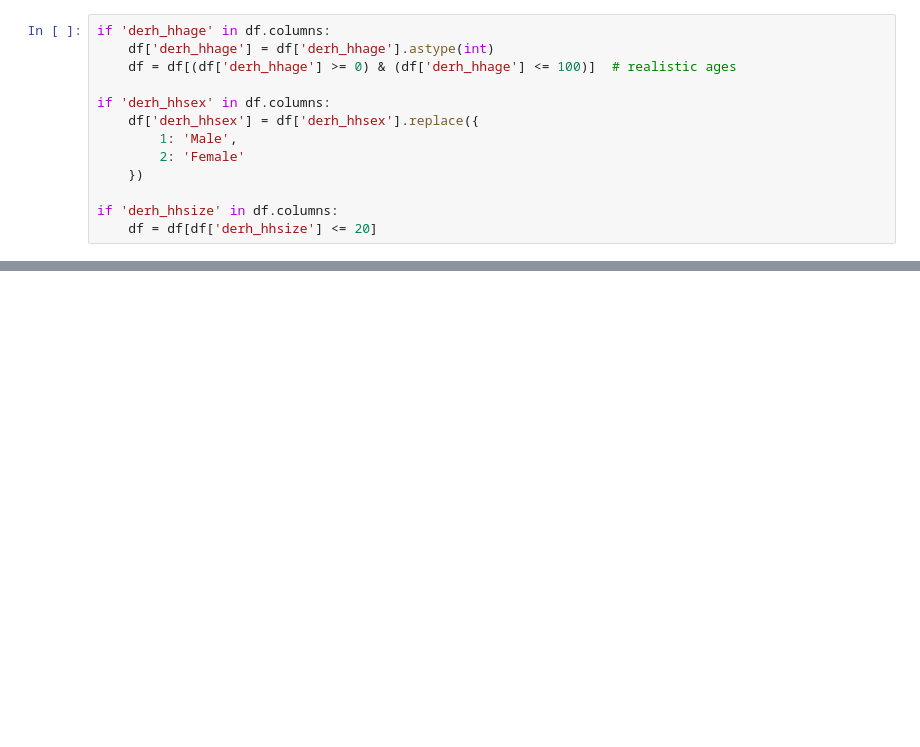
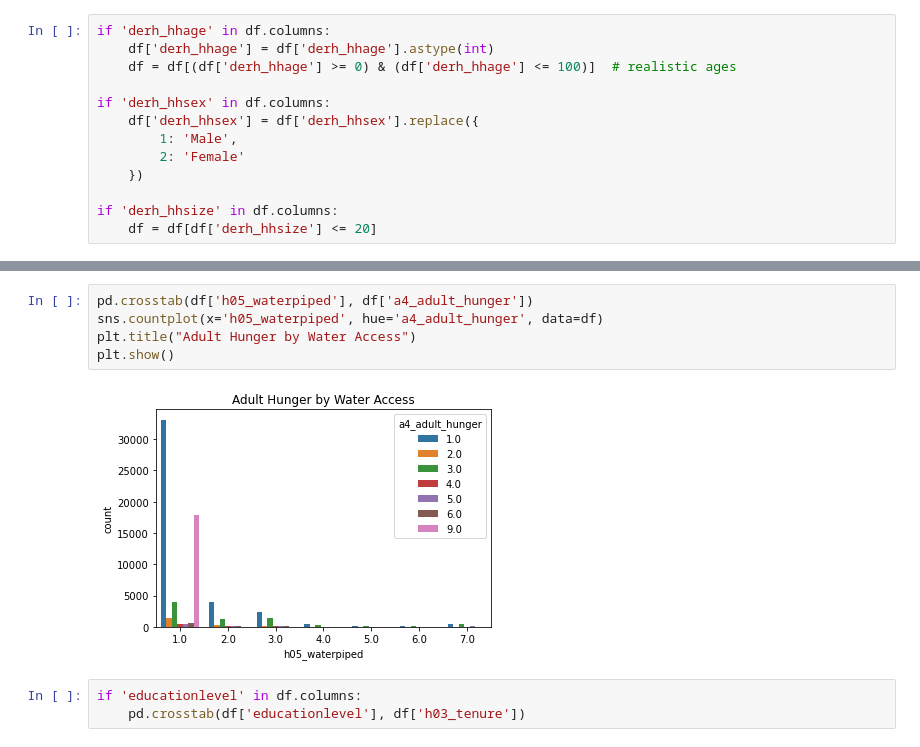
Before and after one commit to GoatKillerCoder/ida_project_group, a Jupyter notebook: IDA_Project.ipynb, the cells around one changed output, grey strips where cells are left out. Cells and saved outputs as stored; diff of their text form; blank space fills up the shorter version.

```diff
--- a/IDA_Project.ipynb
+++ b/IDA_Project.ipynb
@@ -268,0 +338,10 @@ Name: derh_hhage, dtype: float64
+# %%
+pd.crosstab(df['h05_waterpiped'], df['a4_adult_hunger'])
+sns.countplot(x='h05_waterpiped', hue='a4_adult_hunger', data=df)
+plt.title("Adult Hunger by Water Access")
+plt.show()
+# %% [output]
+[figure, added]
+# %%
+if 'educationlevel' in df.columns:
+    pd.crosstab(df['educationlevel'], df['h03_tenure'])
```
Also changed, not shown: parts of 8 cells of this notebook.
